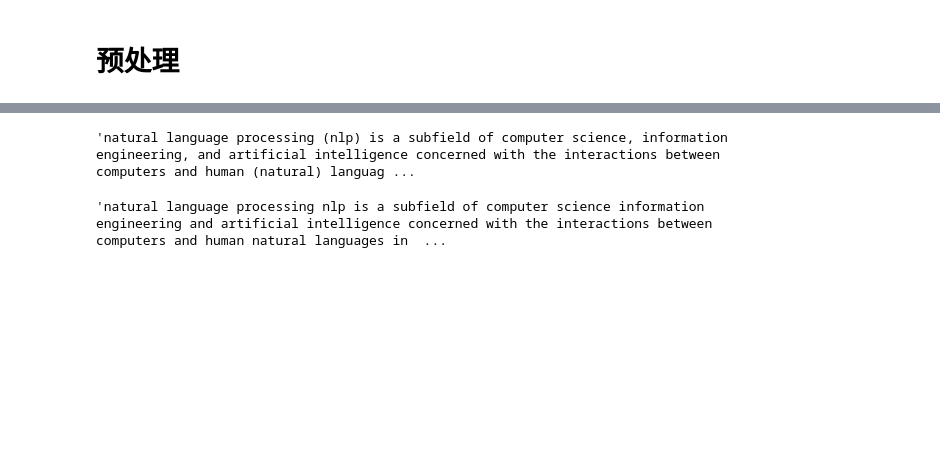
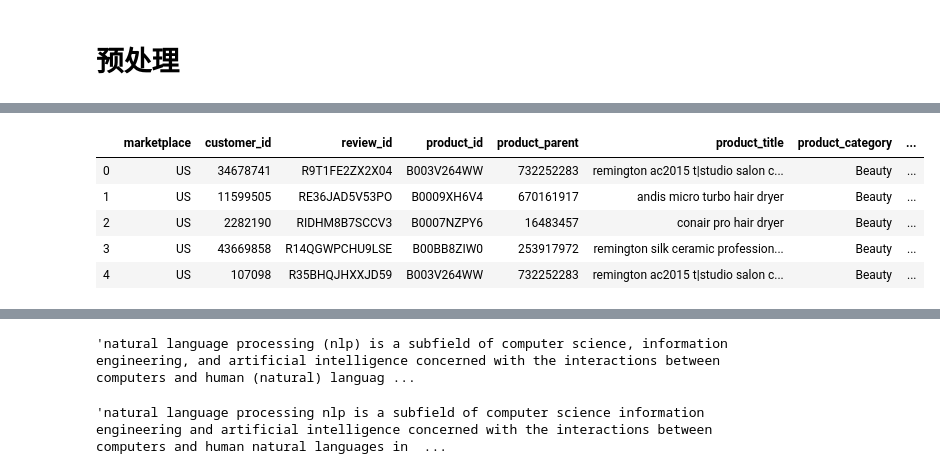
Before and after one commit to Armstrong2015/tools, a Jupyter notebook: shumo/methods.ipynb, the cells around one changed output, grey strips where cells are left out. Cells and saved outputs as stored; diff of their text form; code cells hidden in the pictures; blank space fills up the shorter version.

```diff
--- a/shumo/methods.ipynb
+++ b/shumo/methods.ipynb
@@ -14,0 +14,10 @@ Populating the interactive namespace from numpy and matplotlib
+# %%
+df = pd.read_csv("D:/anydata/data/hair_dryer.tsv", sep='\t') # 读取tsv格式数据
+df.head()#显示前5行
+# %% [output]
+|  | marketplace | customer_id | review_id | product_id | product_parent | product_title | product_category | ... |
+| 0 | US | 34678741 | R9T1FE2ZX2X04 | B003V264WW | 732252283 | remington ac2015 t|studio salon c... | Beauty | ... |
+| 1 | US | 11599505 | RE36JAD5V53PO | B0009XH6V4 | 670161917 | andis micro turbo hair dryer | Beauty | ... |
+| 2 | US | 2282190 | RIDHM8B7SCCV3 | B0007NZPY6 | 16483457 | conair pro hair dryer | Beauty | ... |
+| 3 | US | 43669858 | R14QGWPCHU9LSE | B00BB8ZIW0 | 253917972 | remington silk ceramic profession... | Beauty | ... |
+| 4 | US | 107098 | R35BHQJHXXJD59 | B003V264WW | 732252283 | remington ac2015 t|studio salon c... | Beauty | ... |
```
Also changed, not shown: parts of 6 cells of this notebook, 16 other files.
